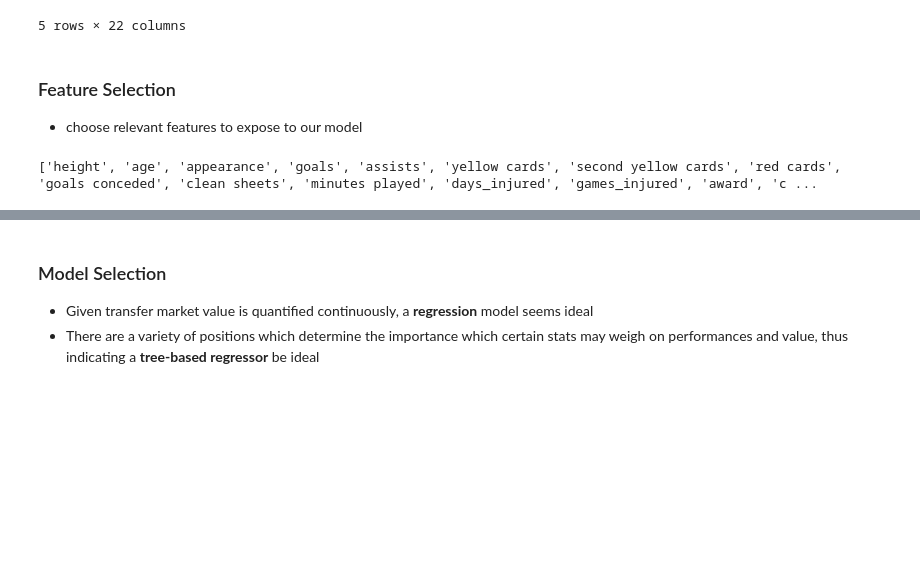
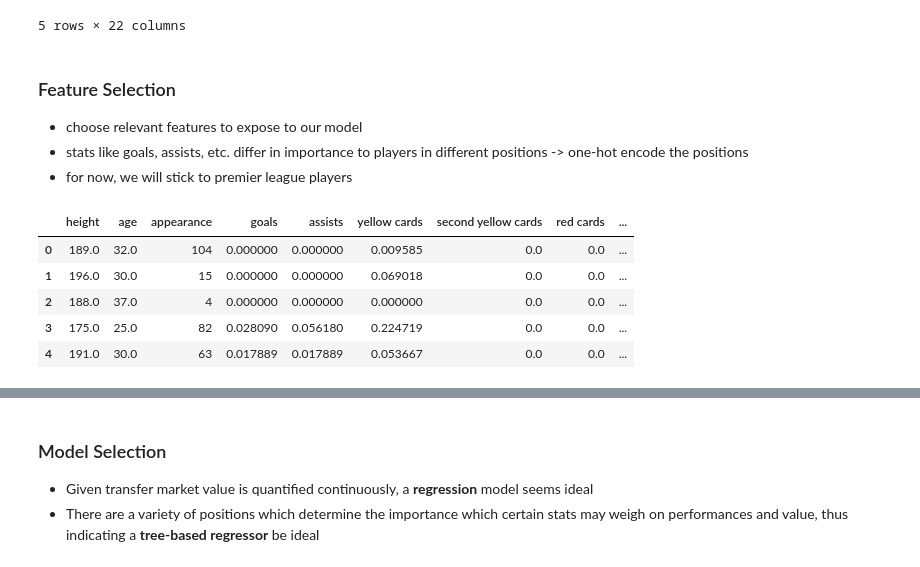
Before and after one commit to ishanvepa/predicting-soccer-player-transfer-value, a Jupyter notebook: notebook/predicting_soccer_player_transfer_value_nb.ipynb, the cells around one changed output, grey strips where cells are left out. Drawn from its saved outputs; the diff is of its cells as text; code cells hidden in the pictures; blank space fills up the shorter version.

```diff
--- a/notebook/predicting_soccer_player_transfer_value_nb.ipynb
+++ b/notebook/predicting_soccer_player_transfer_value_nb.ipynb
@@ -60,13 +60,23 @@ df.head()
 # %% [markdown]
 ### Feature Selection
 - choose relevant features to expose to our model
+- stats like goals, assists, etc. differ in importance to players in different positions -> one-hot encode the positions
+- for now, we will stick to premier league players
 # %%
 features = []
 
 for ft in df.columns.tolist():
-    if(ft not in ['name', 'team']):
+    if(ft not in ['name', 'team', 'winger', 'position']):
         features.append(ft)
-print(features)
-# df_features = df.loc[features]
+
+df = df.loc[:, features]
+df = df.loc[df['league'] == 'Premier League', :]
+df = df.drop(columns=['league', 'highest_value'])
+df.head()
 # %% [output]
-['height', 'age', 'appearance', 'goals', 'assists', 'yellow cards', 'second yellow cards', 'red cards', 'goals conceded', 'clean sheets', 'minutes played', 'days_injured', 'games_injured', 'award', 'c ...
+|  | height | age | appearance | goals | assists | yellow cards | second yellow cards | red cards | ... |
+| 0 | 189.0 | 32.0 | 104 | 0.000000 | 0.000000 | 0.009585 | 0.0 | 0.0 | ... |
+| 1 | 196.0 | 30.0 | 15 | 0.000000 | 0.000000 | 0.069018 | 0.0 | 0.0 | ... |
+| 2 | 188.0 | 37.0 | 4 | 0.000000 | 0.000000 | 0.000000 | 0.0 | 0.0 | ... |
+| 3 | 175.0 | 25.0 | 82 | 0.028090 | 0.056180 | 0.224719 | 0.0 | 0.0 | ... |
+| 4 | 191.0 | 30.0 | 63 | 0.017889 | 0.017889 | 0.053667 | 0.0 | 0.0 | ... |
```
Also changed, not shown: parts of 3 cells of this notebook.
